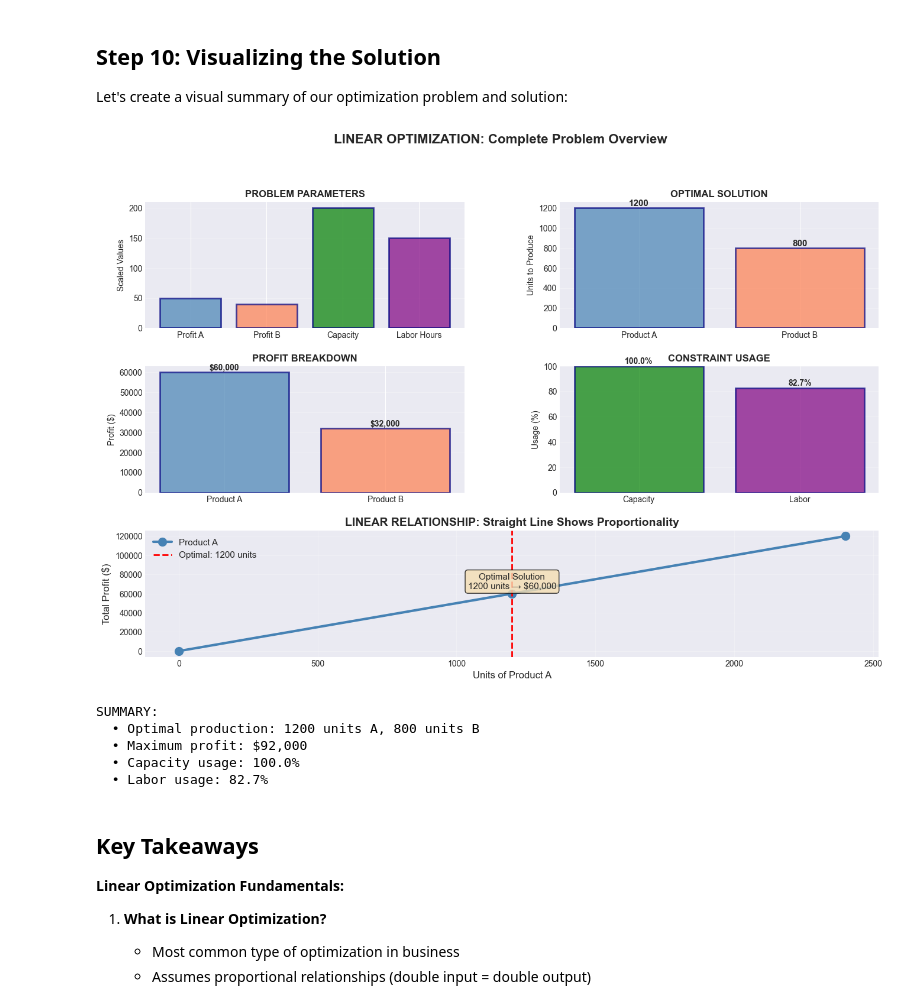
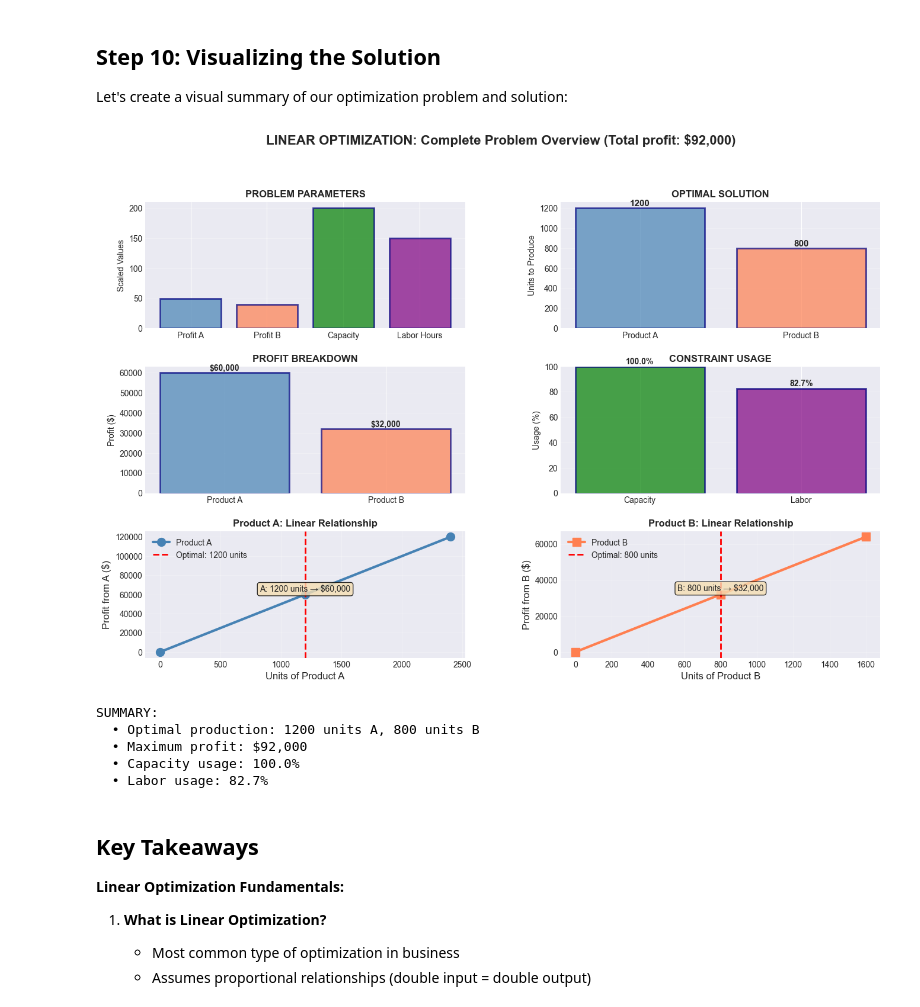
Before and after one commit to scottalanturner/prescriptive-analytics, a Jupyter notebook: Lesson04/lesson04_concept00_linear_programming_fundamentals.ipynb, the cells around one changed output. Cells and saved outputs as stored; diff of their text form; code cells hidden in the pictures.

Commit message:
l4c0 fixes for visuals

```diff
--- a/Lesson04/lesson04_concept00_linear_programming_fundamentals.ipynb
+++ b/Lesson04/lesson04_concept00_linear_programming_fundamentals.ipynb
@@ -481,45 +481,59 @@ ax3.set_ylabel('Profit ($)')
 ax3.grid(axis='y', alpha=0.3)
 for i, (prod, prof) in enumerate(zip(products, profits)):
     ax3.text(i, prof + 1000, f'${prof:,.0f}', ha='center', fontsize=10, fontweight='bold')
 
 # Plot 4: Constraint usage
 ax4 = fig.add_subplot(gs[1, 1])
 constraints = ['Capacity', 'Labor']
 used = [capacity_used, labor_used]
 available = [capacity, labor_hours]
 usage_pct = [(u/a)*100 for u, a in zip(used, available)]
 bars = ax4.bar(constraints, usage_pct, color=['green', 'purple'], alpha=0.7, edgecolor='navy', linewidth=2)
 ax4.set_title('CONSTRAINT USAGE', fontsize=12, fontweight='bold')
 ax4.set_ylabel('Usage (%)')
 ax4.set_ylim([0, 100])
 ax4.grid(axis='y', alpha=0.3)
 for i, (const, pct) in enumerate(zip(constraints, usage_pct)):
     ax4.text(i, pct + 2, f'{pct:.1f}%', ha='center', fontsize=10, fontweight='bold')
 
-# Plot 5: Linear relationship demonstration
-ax5 = fig.add_subplot(gs[2, :])
-units_range = np.array([0, solution_A, solution_A * 2])
-profit_range = units_range * profit_A
-ax5.plot(units_range, profit_range, 'o-', linewidth=3, markersize=10, color='steelblue', label='Product A')
+# Plot 5: Linear relationship - Product A
+ax5 = fig.add_subplot(gs[2, 0])
+units_range_A = np.array([0, solution_A, solution_A * 2])
+profit_range_A = units_range_A * profit_A
+ax5.plot(units_range_A, profit_range_A, 'o-', linewidth=3, markersize=10, color='steelblue', label='Product A')
 ax5.axvline(x=solution_A, color='red', linestyle='--', linewidth=2, label=f'Optimal: {solution_A:.0f} units')
 ax5.set_xlabel('Units of Product A', fontsize=12)
-ax5.set_ylabel('Total Profit ($)', fontsize=12)
-ax5.set_title('LINEAR RELATIONSHIP: Straight Line Shows Proportionality', fontsize=14, fontweight='bold')
-ax5.legend(fontsize=11)
+ax5.set_ylabel('Profit from A ($)', fontsize=12)
+ax5.set_title('Product A: Linear Relationship', fontsize=12, fontweight='bold')
+ax5.legend(fontsize=10)
 ax5.grid(True, alpha=0.3)
-ax5.text(solution_A, profit_range[1] + 5000, f'Optimal Solution\n{solution_A:.0f} units → ${profit_range[1]:,.0f}',
-         fontsize=11, bbox=dict(boxstyle='round', facecolor='wheat', alpha=0.8), ha='center')
+ax5.text(solution_A, profit_range_A[1] + 3000, f'A: {solution_A:.0f} units → ${profit_range_A[1]:,.0f}',
+         fontsize=10, bbox=dict(boxstyle='round', facecolor='wheat', alpha=0.8), ha='center')
 
-plt.suptitle('LINEAR OPTIMIZATION: Complete Problem Overview', fontsize=16, fontweight='bold', y=0.995)
+# Plot 6: Linear relationship - Product B
+ax6 = fig.add_subplot(gs[2, 1])
+units_range_B = np.array([0, solution_B, solution_B * 2])
+profit_range_B = units_range_B * profit_B
+ax6.plot(units_range_B, profit_range_B, 's-', linewidth=3, markersize=10, color='coral', label='Product B')
+ax6.axvline(x=solution_B, color='red', linestyle='--', linewidth=2, label=f'Optimal: {solution_B:.0f} units')
+ax6.set_xlabel('Units of Product B', fontsize=12)
+ax6.set_ylabel('Profit from B ($)', fontsize=12)
+ax6.set_title('Product B: Linear Relationship', fontsize=12, fontweight='bold')
+ax6.legend(fontsize=10)
+ax6.grid(True, alpha=0.3)
+ax6.text(solution_B, profit_range_B[1] + 2000, f'B: {solution_B:.0f} units → ${profit_range_B[1]:,.0f}',
+         fontsize=10, bbox=dict(boxstyle='round', facecolor='wheat', alpha=0.8), ha='center')
+
+plt.suptitle(f'LINEAR OPTIMIZATION: Complete Problem Overview (Total profit: ${total_profit:,.0f})', fontsize=16, fontweight='bold', y=0.995)
 plt.show()
 
 print(f"\nSUMMARY:")
 print(f"  • Optimal production: {solution_A:.0f} units A, {solution_B:.0f} units B")
 print(f"  • Maximum profit: ${total_profit:,.0f}")
 print(f"  • Capacity usage: {(capacity_used/capacity)*100:.1f}%")
 print(f"  • Labor usage: {(labor_used/labor_hours)*100:.1f}%")
 # %% [output]
-[figure, old version]
+[figure, new version]
 SUMMARY:
   • Optimal production: 1200 units A, 800 units B
   • Maximum profit: $92,000
```
Also changed, not shown: parts of 1 cell of this notebook, 1 other file.
